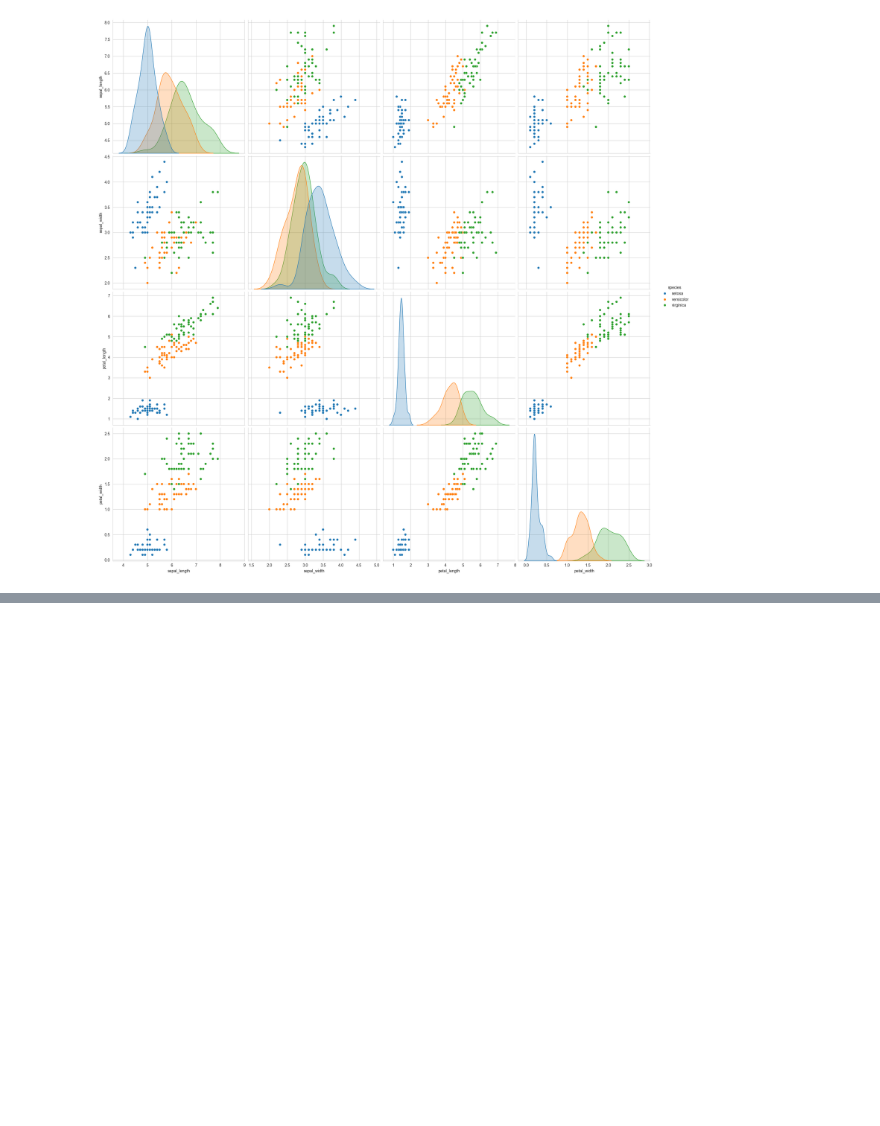
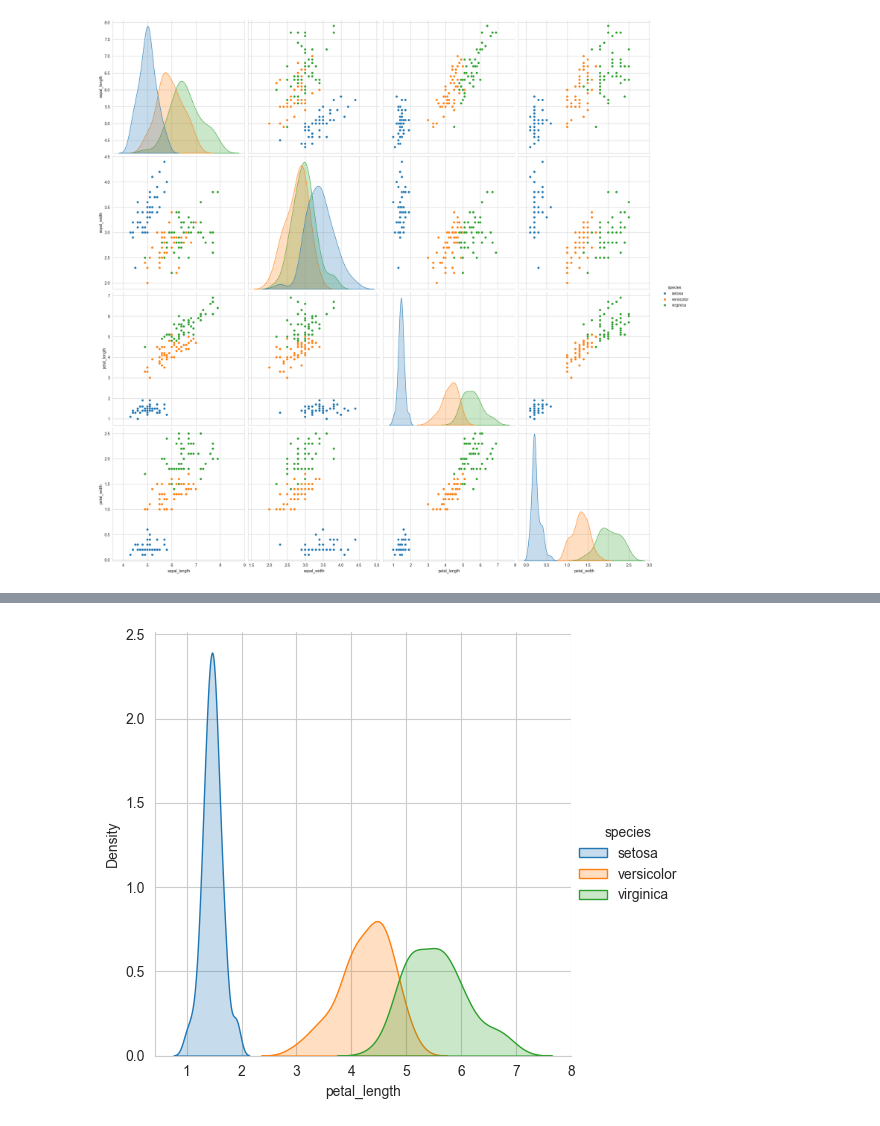
Before and after one commit to anup-byte/EDA, a Jupyter notebook: Exploratory_Data_Analysis.ipynb, the cells around one changed output, grey strips where cells are left out. Cells and saved outputs as stored; diff of their text form; code cells hidden in the pictures; blank space fills up the shorter version.

```diff
--- a/Exploratory_Data_Analysis.ipynb
+++ b/Exploratory_Data_Analysis.ipynb
@@ -115,0 +147,8 @@ plt.show()
+# %%
+g = sns.FacetGrid(iris, hue="species", height=5)
+g.map(sns.kdeplot, "petal_length", fill=True)
+g.add_legend()
+
+plt.show()
+# %% [output]
+[figure, added]
```
Also changed, not shown: parts of 6 cells of this notebook.
